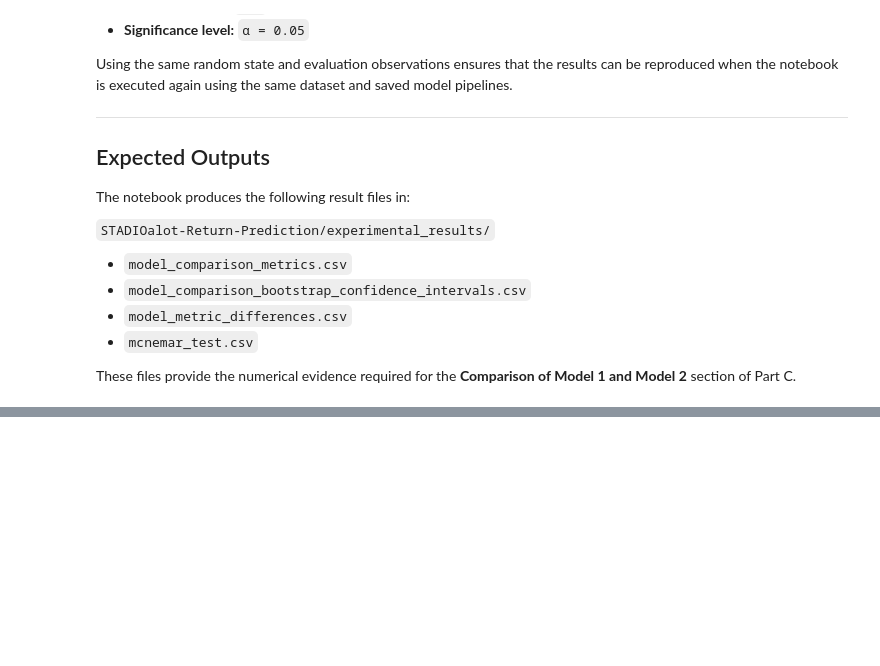
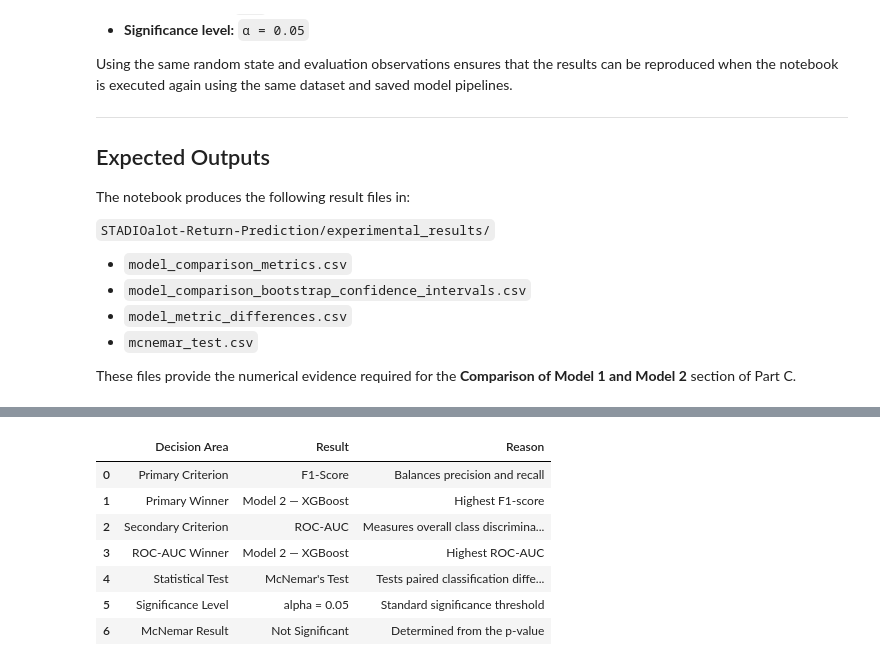
Before and after one commit to Payal942/Capstone-STADIOalot-Return-Prediction, a Jupyter notebook: notebooks/07_Comparison.ipynb, the cells around one changed output, grey strips where cells are left out. Cells and saved outputs as stored; diff of their text form; code cells hidden in the pictures; blank space fills up the shorter version.

Commit message:
Update Model 1 and 2 comparison notebook

```diff
--- a/notebooks/07_Comparison.ipynb
+++ b/notebooks/07_Comparison.ipynb
@@ -1404,81 +1484,118 @@ display(
 # 13. OVERALL MODEL DECISION
 # ============================================================
 
-# F1-score is used as the primary decision criterion as it balances precision and recall.
+# F1-Score is used as the primary decision criterion
+# because it balances precision and recall.
+#
 # ROC-AUC is used as an additional discrimination criterion.
+#
+# alpha = 0.05 is used as the statistical significance level
+# for McNemar's Test.
 
-if (
-    model1_metrics["F1-Score"]
-    >
-    model2_metrics["F1-Score"]
-):
+alpha = 0.05
+
+
+# ------------------------------------------------------------
+# PRIMARY CRITERION — F1-SCORE
+# ------------------------------------------------------------
+
+if model1_metrics["F1-Score"] > model2_metrics["F1-Score"]:
+
     primary_winner = "Model 1 — Random Forest"
 
-elif (
-    model2_metrics["F1-Score"]
-    >
-    model1_metrics["F1-Score"]
-):
+elif model2_metrics["F1-Score"] > model1_metrics["F1-Score"]:
+
     primary_winner = "Model 2 — XGBoost"
 
 else:
+
     primary_winner = "Tie"
 
-if (
-    model1_metrics["ROC-AUC"]
-    >
-    model2_metrics["ROC-AUC"]
-):
+
+# ------------------------------------------------------------
+# SECONDARY CRITERION — ROC-AUC
+# ------------------------------------------------------------
+
+if model1_metrics["ROC-AUC"] > model2_metrics["ROC-AUC"]:
+
     auc_winner = "Model 1 — Random Forest"
 
-elif (
-    model2_metrics["ROC-AUC"]
-    >
-    model1_metrics["ROC-AUC"]
-):
+elif model2_metrics["ROC-AUC"] > model1_metrics["ROC-AUC"]:
+
     auc_winner = "Model 2 — XGBoost"
 
 else:
+
     auc_winner = "Tie"
 
+
+# ------------------------------------------------------------
+# McNEMAR'S TEST RESULT
+# ------------------------------------------------------------
+
+if mcnemar_result.pvalue < alpha:
+
+    mcnemar_conclusion = "Significant"
+
+else:
+
+    mcnemar_conclusion = "Not Significant"
+
+
+# ------------------------------------------------------------
+# OVERALL DECISION TABLE
+# ------------------------------------------------------------
+
 overall_decision = pd.DataFrame({
+
     "Decision Area": [
         "Primary Criterion",
         "Primary Winner",
         "Secondary Criterion",
         "ROC-AUC Winner",
         "Statistical Test",
         "Significance Level",
         "McNemar Result"
     ],
+
     "Result": [
         "F1-Score",
         primary_winner,
         "ROC-AUC",
         auc_winner,
         "McNemar's Test",
         "alpha = 0.05",
-        (
-            "Significant"
-            if mcnemar_result.pvalue < alpha
-            else
-            "Not Significant"
-        )
+        mcnemar_conclusion
     ],
+
     "Reason": [
         "Balances precision and recall",
         "Highest F1-score",
         "Measures overall class discrimination",
         "Highest ROC-AUC",
         "Tests paired classification differences",
         "Standard significance threshold",
         "Determined from the p-value"
     ]
 })
 
+
+# ------------------------------------------------------------
+# DISPLAY RESULTS
+# ------------------------------------------------------------
+
 display(
     overall_decision
 )
+# %% [output]
+|  | Decision Area | Result | Reason |
+| 0 | Primary Criterion | F1-Score | Balances precision and recall |
+| 1 | Primary Winner | Model 2 — XGBoost | Highest F1-score |
+| 2 | Secondary Criterion | ROC-AUC | Measures overall class discrimina... |
+| 3 | ROC-AUC Winner | Model 2 — XGBoost | Highest ROC-AUC |
+| 4 | Statistical Test | McNemar's Test | Tests paired classification diffe... |
+| 5 | Significance Level | alpha = 0.05 | Standard significance threshold |
+| 6 | McNemar Result | Not Significant | Determined from the p-value |
 # %%
 # ============================================================
 # 14. VERIFY ALL OUTPUT FILES
```
Also changed, not shown: parts of 12 cells of this notebook.
